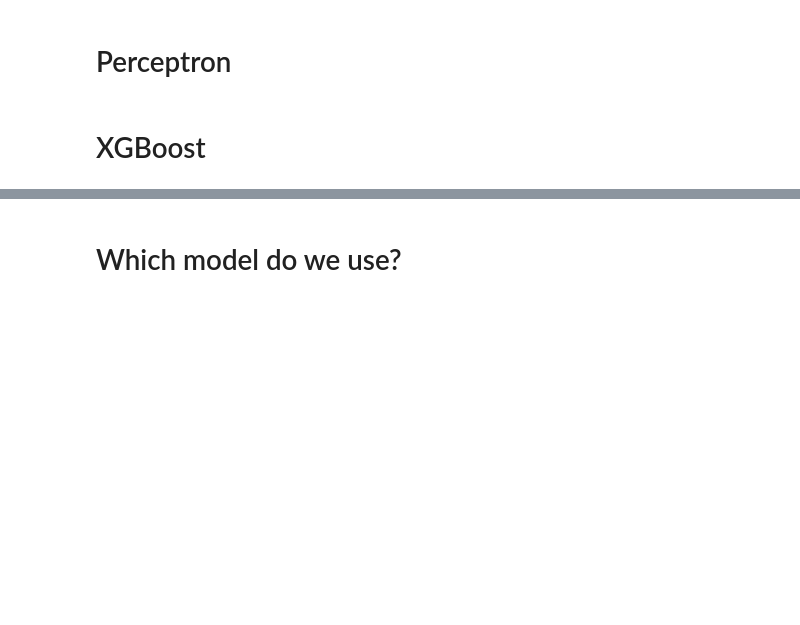
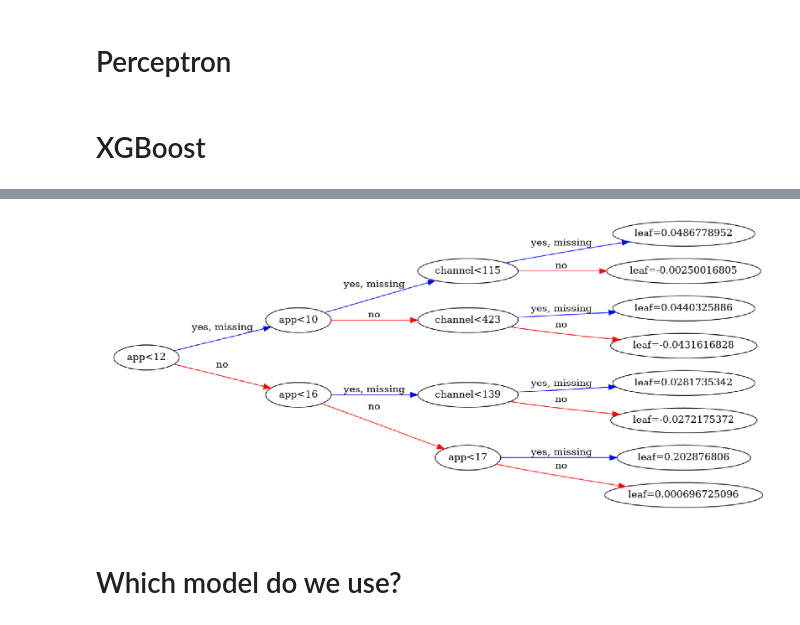
Before and after one commit to catherinelee274/fraud_detection, a Jupyter notebook: main.ipynb, the cells around one changed output, grey strips where cells are left out. Saved outputs shown, nothing was run; the diff lists cells and outputs as text; code cells hidden in the pictures; blank space fills up the shorter version.

```diff
--- a/main.ipynb
+++ b/main.ipynb
@@ -217,3 +300,10 @@ XGB_score = XGB.score(X_test,y_test)
+# %%
+# visualizing the last boosted tree (most sophisticated)
+fig, ax = plt.subplots(figsize=(30, 30))
+xgb.plot_tree(XGB, ax=ax, num_trees=99 , rankdir='LR')
+plt.show()
+# %% [output]
+[figure, added]
 # %% [markdown]
 # Which model do we use?
 # %%
```
Also changed, not shown: parts of 18 cells of this notebook, 2 other files.
